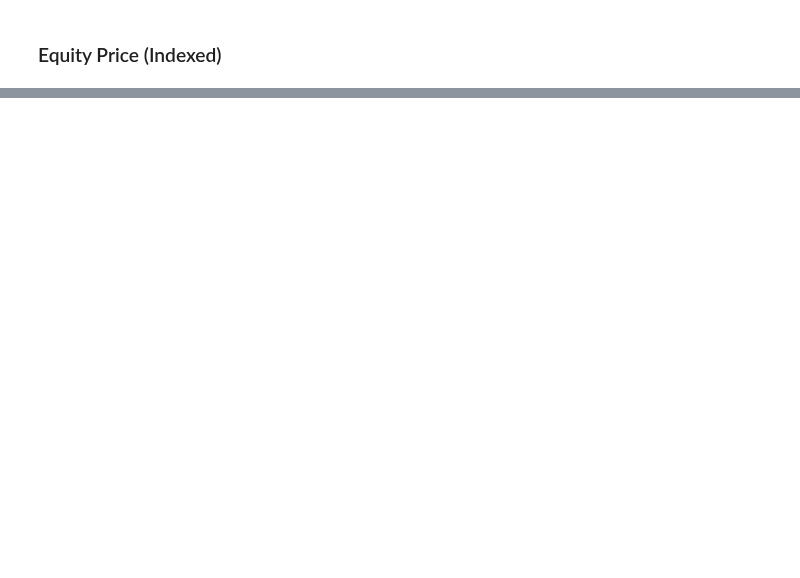
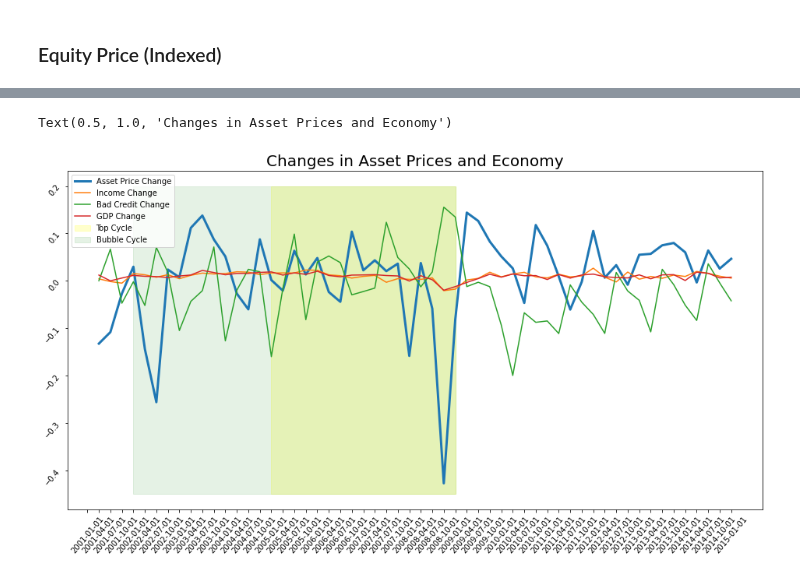
Before and after one commit to bridaniels/Principles_NavigatingBigDebtCrises, a Jupyter notebook: Part1/deflationDebtCycle/03_top.ipynb, the cells around one changed output, grey strips where cells are left out. Saved outputs shown, nothing was run; the diff lists cells and outputs as text; code cells hidden in the pictures; blank space fills up the shorter version.

```diff
--- a/Part1/deflationDebtCycle/03_top.ipynb
+++ b/Part1/deflationDebtCycle/03_top.ipynb
@@ -59,0 +78,31 @@ top_cycle.plot_SR_LR()
+# %%
+list = ['NASDAQCOM', 'GDI', 'DRCCLACBS', 'GDP']
+df = {}
+for i in range(len(list)):
+    df[list[i]] = fred.get_series(list[i], dc.start_2008, dc.end_2008, frequency='q')
+df =  pd.DataFrame(df)
+df.index = pd.to_datetime(df.index).strftime('%Y-%m-%d')
+#df['GDP'] = df['GDP'] * 1000000
+# %%
+df['Equity_Change'] = (df['NASDAQCOM']-df['NASDAQCOM'].shift(1,axis=0)) / df['NASDAQCOM']
+df['Income_Change'] = (df['GDI'] - df['GDI'].shift(1,axis=0)) / df['GDI']
+df['Credit_Change'] = (df['DRCCLACBS'] - df['DRCCLACBS'].shift(1,axis=0)) / df['DRCCLACBS']
+df['GDP_Change'] = (df['GDP'] - df['GDP'].shift(1,axis=0)) / df['GDP']
+# %%
+plt.figure(figsize=(16,8))
+
+plt.plot(df['Equity_Change'], label='Asset Price Change', linewidth=3)
+plt.plot(df['Income_Change'], label='Income Change')
+plt.plot(df['Credit_Change'], label='Bad Credit Change')
+plt.plot(df['GDP_Change'], label='GDP Change')
+
+idk = np.linspace(-0.45,0.2)
+plt.fill_betweenx(idk, x1=dc.top_start_08, x2=dc.top_end_08, color='yellow', alpha=0.2, label='Top Cycle')
+plt.fill_betweenx(idk, dc.bubble_start_08, dc.bubble_end_08, color='green', alpha=0.1, label='Bubble Cycle')
+plt.tick_params(rotation=50)
+plt.legend(loc=2)
+
+plt.title('Changes in Asset Prices and Economy', fontsize=20)
+# %% [output]
+Text(0.5, 1.0, 'Changes in Asset Prices and Economy')
+[figure, added]
```
Also changed, not shown: parts of 7 cells of this notebook, 1 other file.
